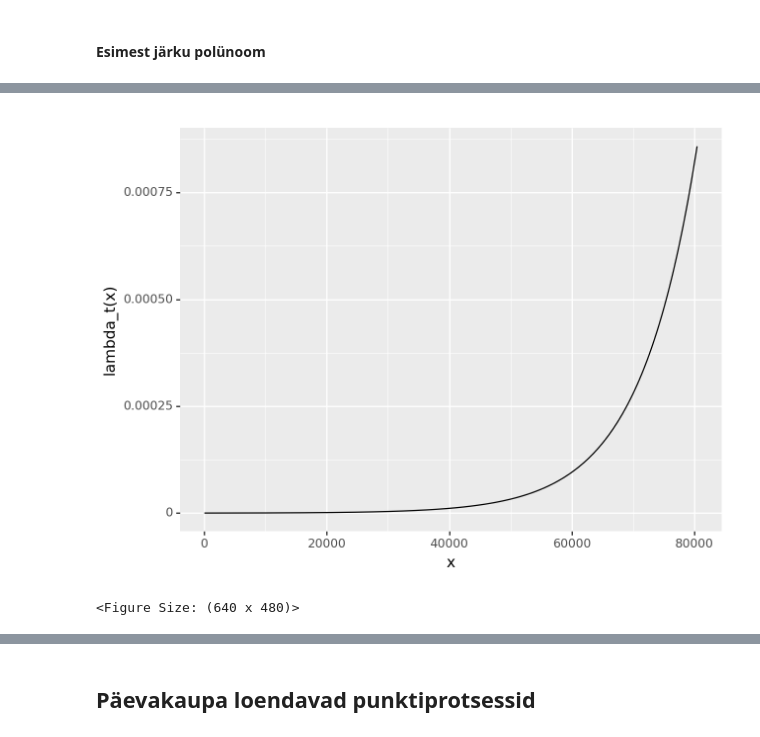
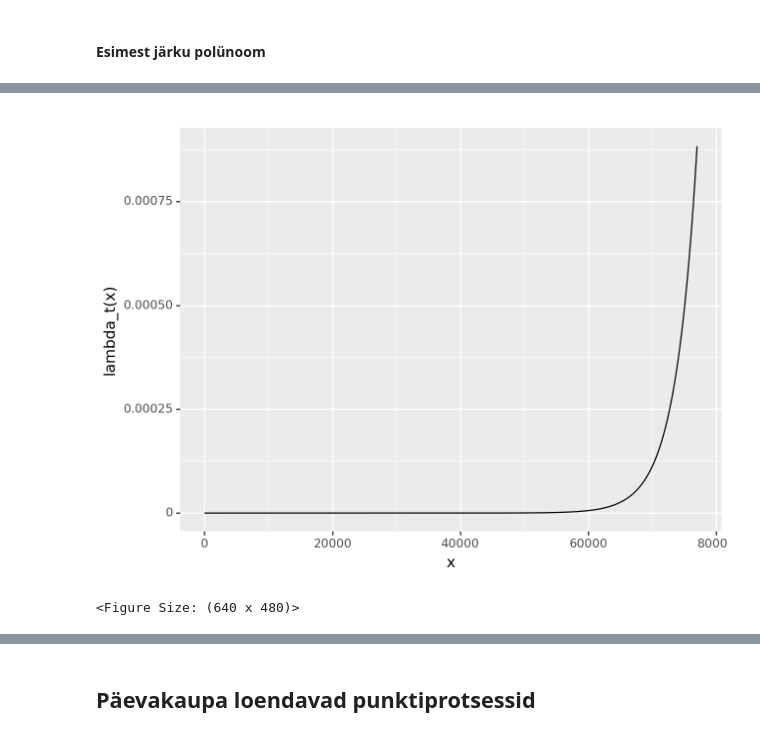
Before and after one commit to mart-mihkel/spioonid, a Jupyter notebook: main.ipynb, the cells around one changed output, grey strips where cells are left out. Drawn from its saved outputs; the diff is of its cells as text; code cells hidden in the pictures.

```diff
--- a/main.ipynb
+++ b/main.ipynb
@@ -7,8 +8,8 @@ from datetime import datetime
 # %% [markdown]
 ## Andmed
 # %%
-hommik = 21_600  # hommikune äratus kell 06:00
-reservaeg = 60_300  # tavaline reservaja algus kell 16:45
+hommik = 21_600 / 60  # hommikune äratus kell 06:00
+reservaeg = 60_300 / 60  # reservaja algus kell 16:45
 esimene_päev = 197  # teenistuse esimene päev 17.07.2023
 # %%
 spioon_df = pd.read_csv('andmed/spioonid.csv')
@@ -17,8 +18,9 @@ spioon_df['kuupäev'] = spioon_df['kuupäev'].apply(lambda x: datetime.fromisofo
 spioon_df['sekund'] = spioon_df['kuupäev'].apply(lambda x: (x - x.replace(hour=0, minute=0, second=0)).total_seconds())
 spioon_df['minut'] = spioon_df['sekund'] / 60
 spioon_df['päev'] = spioon_df['kuupäev'].apply(lambda x: x.timetuple().tm_yday - esimene_päev)
-spioon_df['päev_n'] = spioon_df.groupby('päev').cumcount()
-spioon_df['tühemik'] = spioon_df.groupby('päev')['sekund'].diff().fillna(spioon_df['sekund'] - hommik)
+spioon_df['päev'] = spioon_df.groupby('päev').ngroup()
+# spioon_df['päev_n'] = spioon_df.groupby('päev').cumcount()
+# spioon_df['tühemik'] = spioon_df.groupby('päev')['sekund'].diff().fillna(spioon_df['sekund'] - hommik)
 spioon_df['tegevusaeg'] = (spioon_df['sekund'] >= reservaeg).map({True: 'Vaba- ja reservaeg', False:'Muu aeg'})
 
 spioon_df.tail()
@@ -92,13 +94,13 @@ numbriline optimeerimine
 # %%
 t = spioon_df[spioon_df['päev'] == 18]['sekund']
-f = lambda theta: len(t) / theta + sum(t) - (len(t) * t.max()) / (1 - np.exp(-theta * t.max()))
+f = lambda theta: len(t) / theta + sum(t) - (len(t) * t.max()) / (1 - exp(-theta * t.max()))
 
 theta_1 = scipy.optimize.fsolve(f, 0.001)
-theta_0 = np.log(len(t)) + np.log(theta_1) - np.log(np.exp(theta_1 * t.max()) - 1)
+theta_0 = log(len(t)) + log(theta_1) - log(exp(theta_1 * t.max()) - 1)
 lambda_t= lambda t: np.exp(theta_1 * t + theta_0)
 
 x = np.linspace(0, t.max(), 1000)
 ggplot() + geom_line(aes('x', 'lambda_t(x)'))
 # %% [output]
-[figure, old version]
+[figure, new version]
 <Figure Size: (640 x 480)>
```
Also changed, not shown: parts of 18 cells of this notebook.
